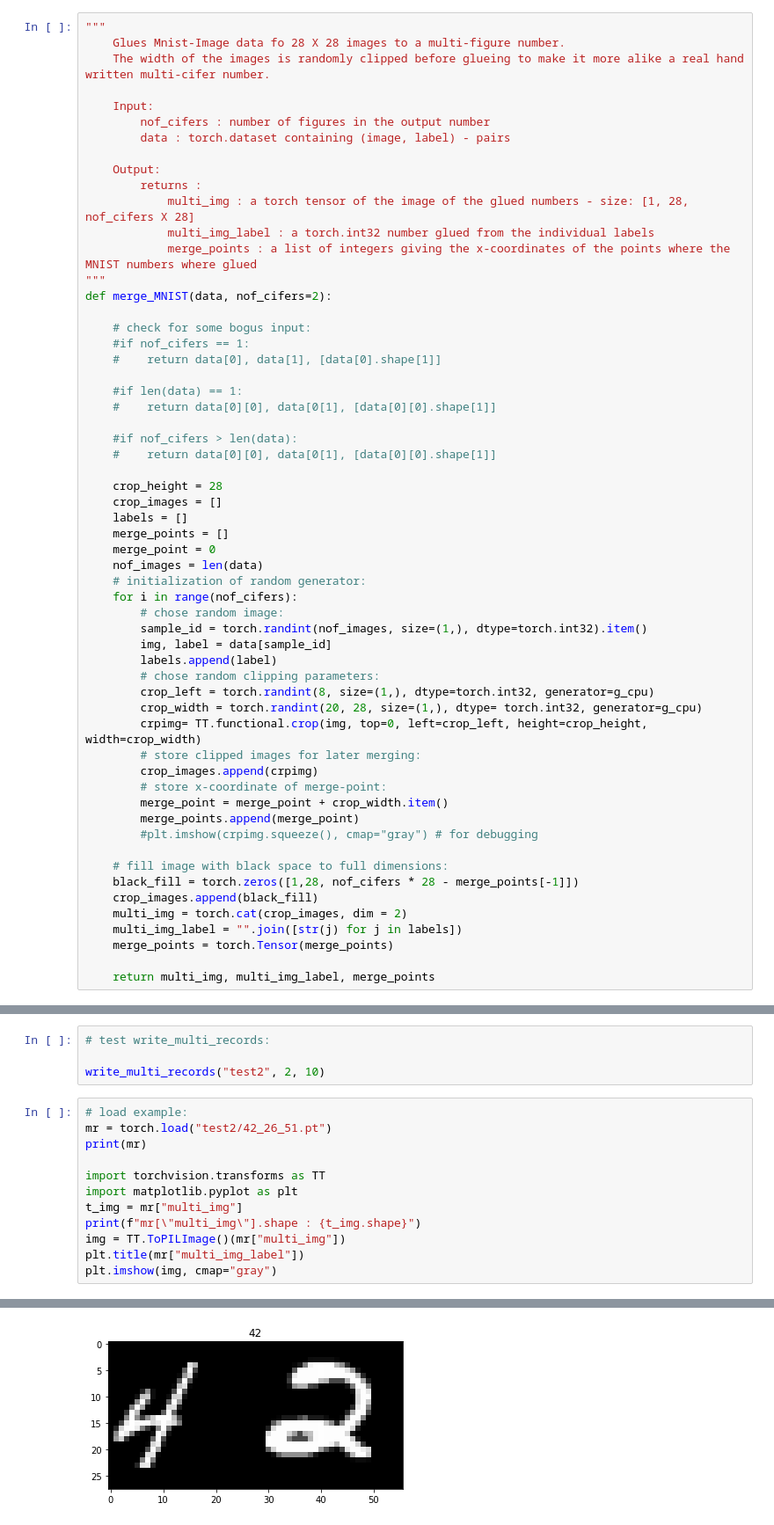
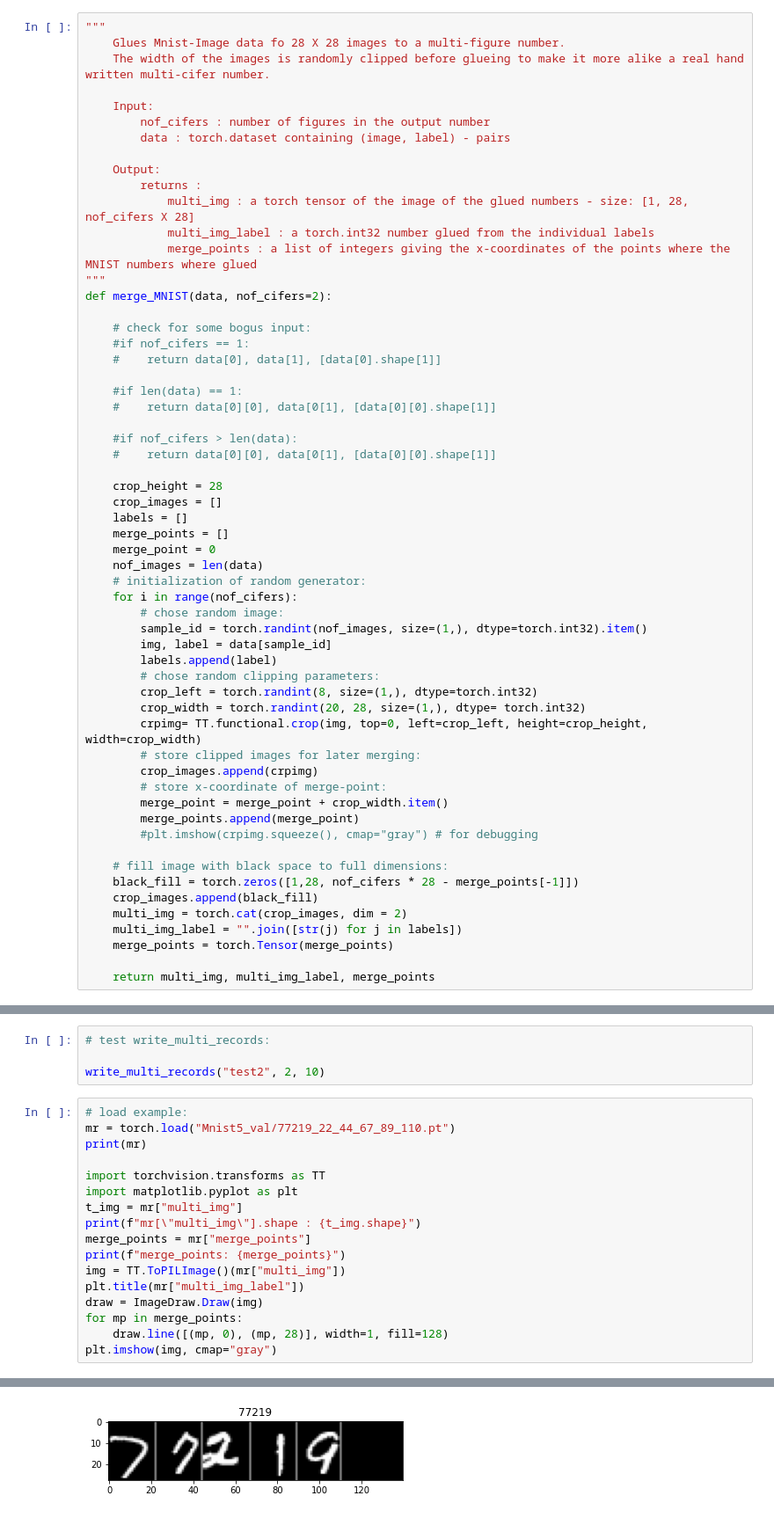
Before and after one commit to BorScho/multi_digit_MNIST, a Jupyter notebook: makeMultiDigits.ipynb, the cells around one changed output, grey strips where cells are left out. Shown: that part at 88% size. Cells and saved outputs as stored; diff of their text form.

```diff
--- a/makeMultiDigits.ipynb
+++ b/makeMultiDigits.ipynb
@@ -93,8 +73,8 @@ def merge_MNIST(data, nof_cifers=2):
         img, label = data[sample_id]
         labels.append(label)
         # chose random clipping parameters:
-        crop_left = torch.randint(8, size=(1,), dtype=torch.int32, generator=g_cpu)
-        crop_width = torch.randint(20, 28, size=(1,), dtype= torch.int32, generator=g_cpu)
+        crop_left = torch.randint(8, size=(1,), dtype=torch.int32)
+        crop_width = torch.randint(20, 28, size=(1,), dtype= torch.int32)
         crpimg= TT.functional.crop(img, top=0, left=crop_left, height=crop_height, width=crop_width)
         # store clipped images for later merging:
         crop_images.append(crpimg)
@@ -174,15 +158,20 @@ def write_multi_records(target_directory, number_of_cifers, mumber_of_records):
 write_multi_records("test2", 2, 10)
 # %%
 # load example:
-mr = torch.load("test2/42_26_51.pt")
+mr = torch.load("Mnist5_val/77219_22_44_67_89_110.pt")
 print(mr)
 
 import torchvision.transforms as TT
 import matplotlib.pyplot as plt
 t_img = mr["multi_img"]
 print(f"mr[\"multi_img\"].shape : {t_img.shape}")
+merge_points = mr["merge_points"]
+print(f"merge_points: {merge_points}")
 img = TT.ToPILImage()(mr["multi_img"])
 plt.title(mr["multi_img_label"])
+draw = ImageDraw.Draw(img)
+for mp in merge_points:
+    draw.line([(mp, 0), (mp, 28)], width=1, fill=128)
 plt.imshow(img, cmap="gray")
 # %% [output]
 {'multi_img': tensor([[[0., 0., 0.,  ..., 0., 0., 0.],
@@ -196,3 +186,3 @@ mr["multi_img"].shape : torch.Size([1, 28, 56])
 <matplotlib.image.AxesImage at 0x...>
-[figure, old version]
+[figure, new version]
 # %%
```
Also changed, not shown: parts of 8 cells of this notebook.
